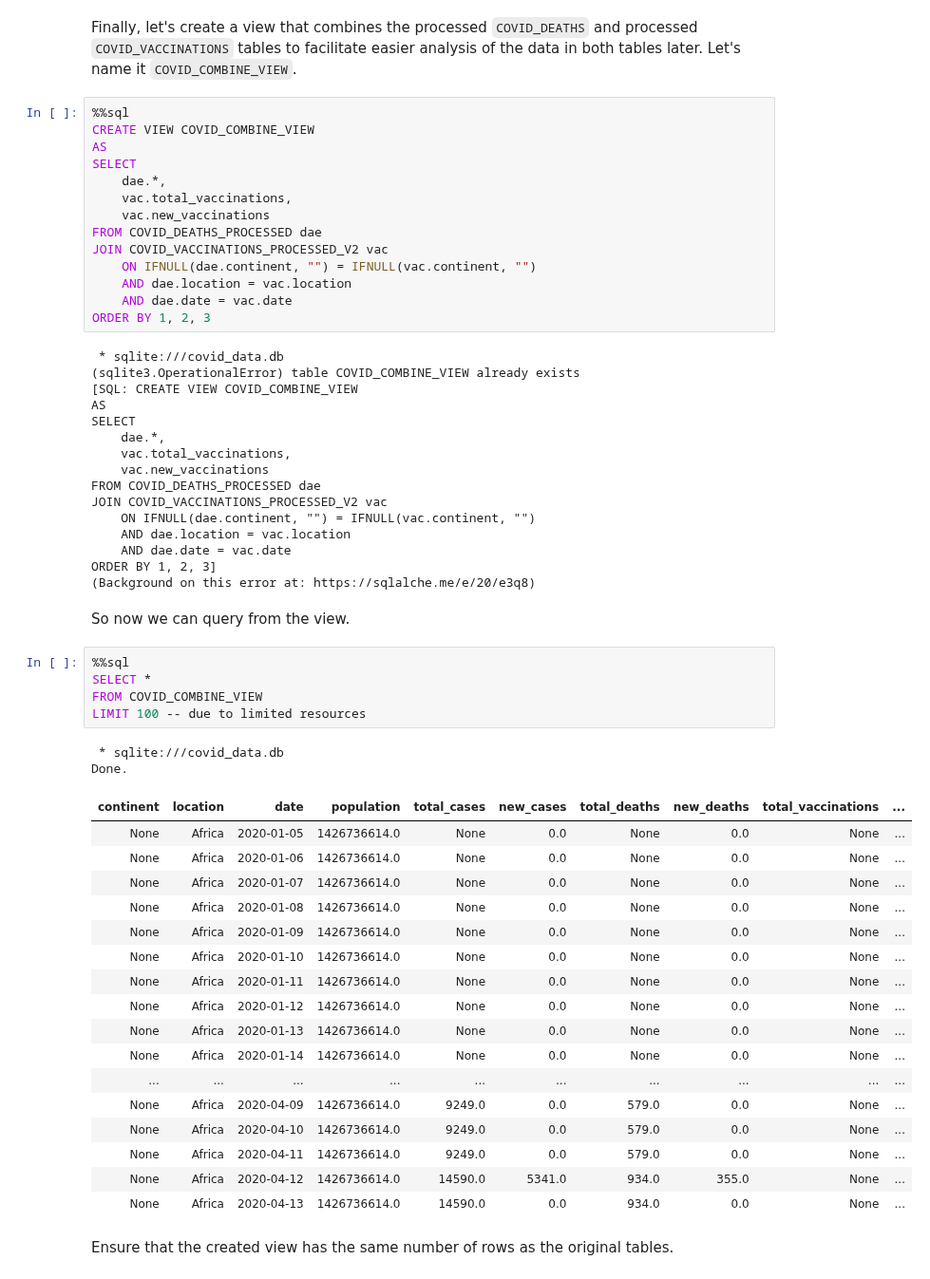
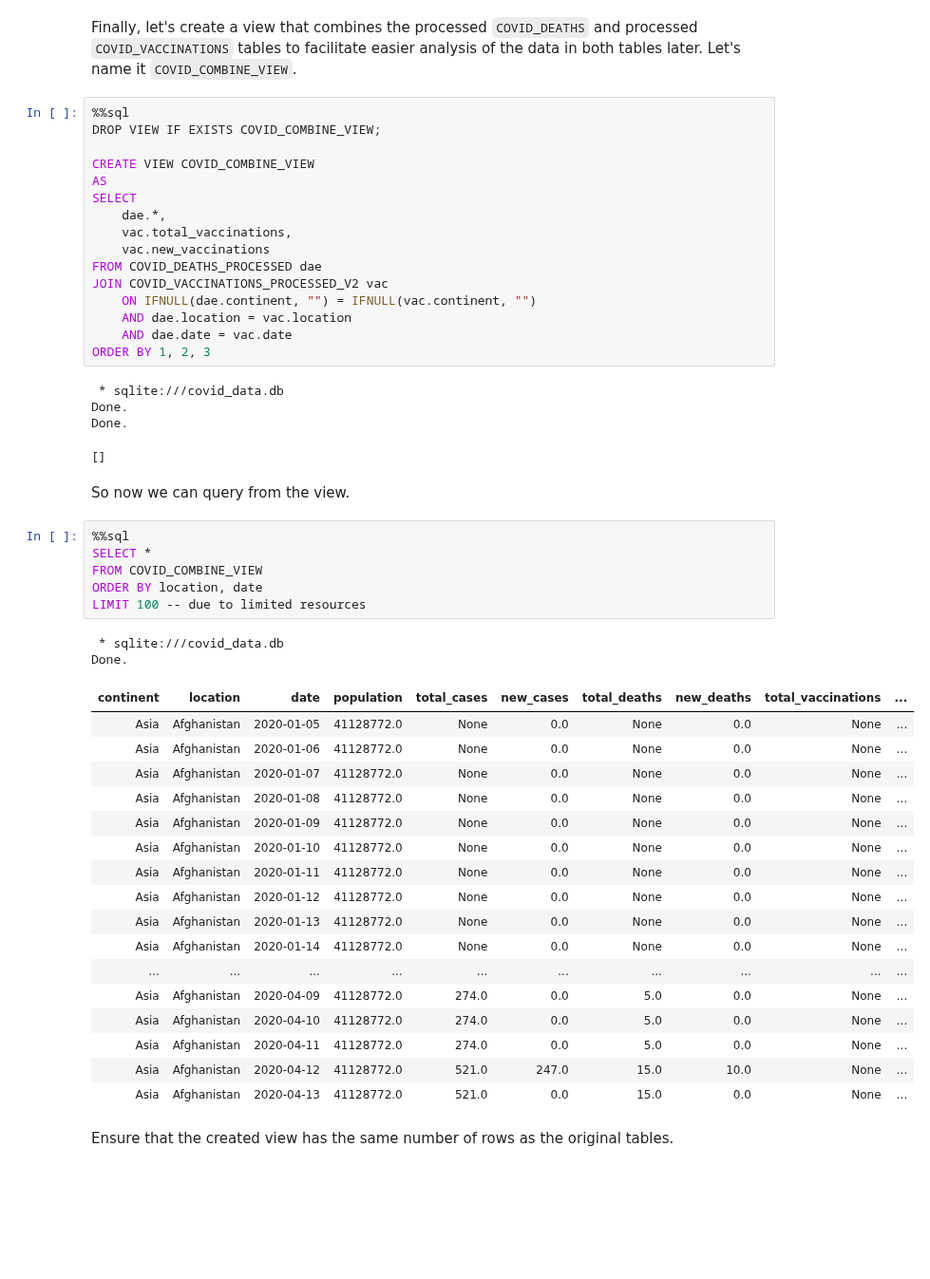
Before and after one commit to hienphan161/covid-data-exploration-with-sql, a Jupyter notebook: Exploring_COVID_19_Data_An_In_depth_Analysis.ipynb, the cells around one changed output. Shown at 95% size. Saved outputs shown, nothing was run; the diff lists cells and outputs as text; blank space fills up the shorter version.

```diff
--- a/Exploring_COVID_19_Data_An_In_depth_Analysis.ipynb
+++ b/Exploring_COVID_19_Data_An_In_depth_Analysis.ipynb
@@ -508,6 +513,8 @@ Done.
 Finally, let's create a view that combines the processed `COVID_DEATHS` and processed `COVID_VACCINATIONS` tables to facilitate easier analysis of the data in both tables later. Let's name it `COVID_COMBINE_VIEW`.
 # %%
 %%sql
+DROP VIEW IF EXISTS COVID_COMBINE_VIEW;
+
 CREATE VIEW COVID_COMBINE_VIEW
 AS
 SELECT
@@ -522,47 +529,37 @@ JOIN COVID_VACCINATIONS_PROCESSED_V2 vac
 ORDER BY 1, 2, 3
 # %% [output]
  * sqlite:///covid_data.db
-(sqlite3.OperationalError) table COVID_COMBINE_VIEW already exists
-[SQL: CREATE VIEW COVID_COMBINE_VIEW
-AS
-SELECT
-    dae.*,
-    vac.total_vaccinations,
-    vac.new_vaccinations
-FROM COVID_DEATHS_PROCESSED dae
-JOIN COVID_VACCINATIONS_PROCESSED_V2 vac
-    ON IFNULL(dae.continent, "") = IFNULL(vac.continent, "")
-    AND dae.location = vac.location
-    AND dae.date = vac.date
-ORDER BY 1, 2, 3]
-(Background on this error at: https://sqlalche.me/e/20/e3q8)
+Done.
+Done.
+[]
 # %% [markdown]
 So now we can query from the view.
 # %%
 %%sql
 SELECT *
 FROM COVID_COMBINE_VIEW
+ORDER BY location, date
 LIMIT 100 -- due to limited resources
 # %% [output]
  * sqlite:///covid_data.db
 Done.
 | continent | location | date | population | total_cases | new_cases | total_deaths | new_deaths | total_vaccinations | ... |
-| None | Africa | 2020-01-05 | 1426736614.0 | None | 0.0 | None | 0.0 | None | ... |
-| None | Africa | 2020-01-06 | 1426736614.0 | None | 0.0 | None | 0.0 | None | ... |
-| None | Africa | 2020-01-07 | 1426736614.0 | None | 0.0 | None | 0.0 | None | ... |
-| None | Africa | 2020-01-08 | 1426736614.0 | None | 0.0 | None | 0.0 | None | ... |
-| None | Africa | 2020-01-09 | 1426736614.0 | None | 0.0 | None | 0.0 | None | ... |
-| None | Africa | 2020-01-10 | 1426736614.0 | None | 0.0 | None | 0.0 | None | ... |
-| None | Africa | 2020-01-11 | 1426736614.0 | None | 0.0 | None | 0.0 | None | ... |
-| None | Africa | 2020-01-12 | 1426736614.0 | None | 0.0 | None | 0.0 | None | ... |
-| None | Africa | 2020-01-13 | 1426736614.0 | None | 0.0 | None | 0.0 | None | ... |
-| None | Africa | 2020-01-14 | 1426736614.0 | None | 0.0 | None | 0.0 | None | ... |
+| Asia | Afghanistan | 2020-01-05 | 41128772.0 | None | 0.0 | None | 0.0 | None | ... |
+| Asia | Afghanistan | 2020-01-06 | 41128772.0 | None | 0.0 | None | 0.0 | None | ... |
+| Asia | Afghanistan | 2020-01-07 | 41128772.0 | None | 0.0 | None | 0.0 | None | ... |
+| Asia | Afghanistan | 2020-01-08 | 41128772.0 | None | 0.0 | None | 0.0 | None | ... |
+| Asia | Afghanistan | 2020-01-09 | 41128772.0 | None | 0.0 | None | 0.0 | None | ... |
+| Asia | Afghanistan | 2020-01-10 | 41128772.0 | None | 0.0 | None | 0.0 | None | ... |
+| Asia | Afghanistan | 2020-01-11 | 41128772.0 | None | 0.0 | None | 0.0 | None | ... |
+| Asia | Afghanistan | 2020-01-12 | 41128772.0 | None | 0.0 | None | 0.0 | None | ... |
+| Asia | Afghanistan | 2020-01-13 | 41128772.0 | None | 0.0 | None | 0.0 | None | ... |
+| Asia | Afghanistan | 2020-01-14 | 41128772.0 | None | 0.0 | None | 0.0 | None | ... |
 | ... | ... | ... | ... | ... | ... | ... | ... | ... | ... |
-| None | Africa | 2020-04-09 | 1426736614.0 | 9249.0 | 0.0 | 579.0 | 0.0 | None | ... |
-| None | Africa | 2020-04-10 | 1426736614.0 | 9249.0 | 0.0 | 579.0 | 0.0 | None | ... |
-| None | Africa | 2020-04-11 | 1426736614.0 | 9249.0 | 0.0 | 579.0 | 0.0 | None | ... |
-| None | Africa | 2020-04-12 | 1426736614.0 | 14590.0 | 5341.0 | 934.0 | 355.0 | None | ... |
-| None | Africa | 2020-04-13 | 1426736614.0 | 14590.0 | 0.0 | 934.0 | 0.0 | None | ... |
+| Asia | Afghanistan | 2020-04-09 | 41128772.0 | 274.0 | 0.0 | 5.0 | 0.0 | None | ... |
+| Asia | Afghanistan | 2020-04-10 | 41128772.0 | 274.0 | 0.0 | 5.0 | 0.0 | None | ... |
+| Asia | Afghanistan | 2020-04-11 | 41128772.0 | 274.0 | 0.0 | 5.0 | 0.0 | None | ... |
+| Asia | Afghanistan | 2020-04-12 | 41128772.0 | 521.0 | 247.0 | 15.0 | 10.0 | None | ... |
+| Asia | Afghanistan | 2020-04-13 | 41128772.0 | 521.0 | 0.0 | 15.0 | 0.0 | None | ... |
 # %% [markdown]
 Ensure that the created view has the same number of rows as the original tables.
 # %%
```
Also changed, not shown: parts of 3 cells of this notebook.
